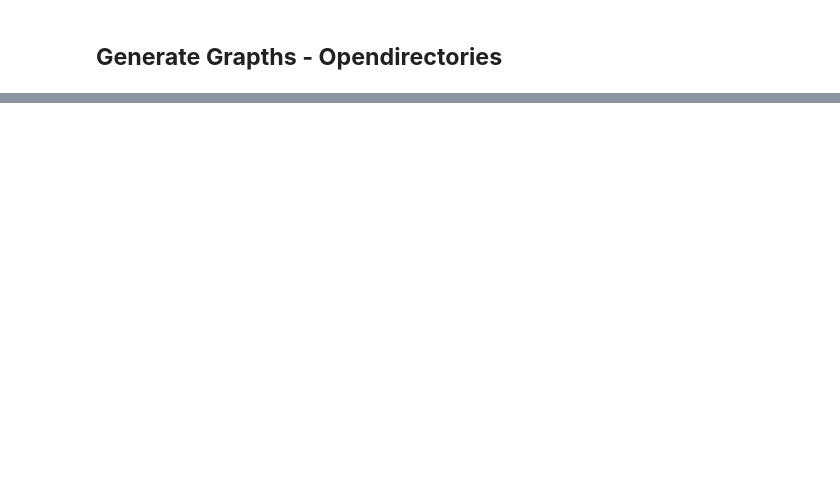
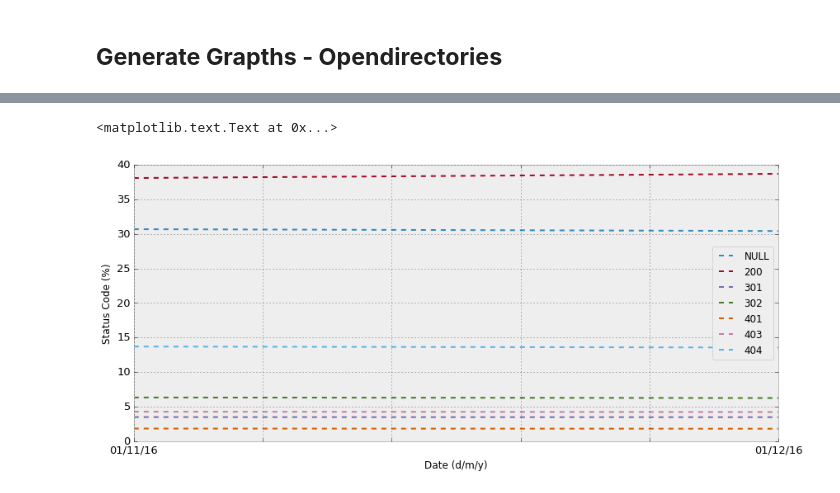
Before and after one commit to Ma5onic/open.data, a Jupyter notebook: opendirectories/scripts/generate_graphs.ipynb, the cells around one changed output, grey strips where cells are left out. Drawn from its saved outputs; the diff is of its cells as text; code cells hidden in the pictures; blank space fills up the shorter version.

```diff
--- a/opendirectories/scripts/generate_graphs.ipynb
+++ b/opendirectories/scripts/generate_graphs.ipynb
@@ -45,0 +74,12 @@ fig.savefig('{}/../figs/STATUS_FREQUENCY.png'.format(cwd))
+# %%
+df = pd.read_csv('{}../subsets/CONNECTION_ANALYTICS.csv'.format(cwd), index_col=0)
+# %%
+# Drop any status code where its historic contribution is always below 1%.
+df = df[df  > 1].dropna(axis=1, how='all')
+# %%
+ax = df.plot(style='--', figsize=(14, 6), fontsize=13)
+ax.set_ylabel('Status Code (%)')
+ax.set_xlabel('Date (d/m/y)')
+# %% [output]
+<matplotlib.text.Text at 0x...>
+[figure, added]
```
Also changed, not shown: parts of 12 cells of this notebook, 9 other files.
